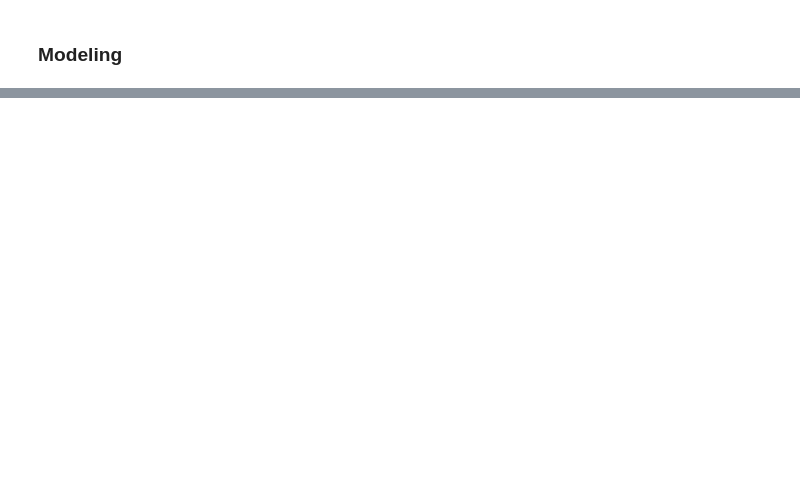
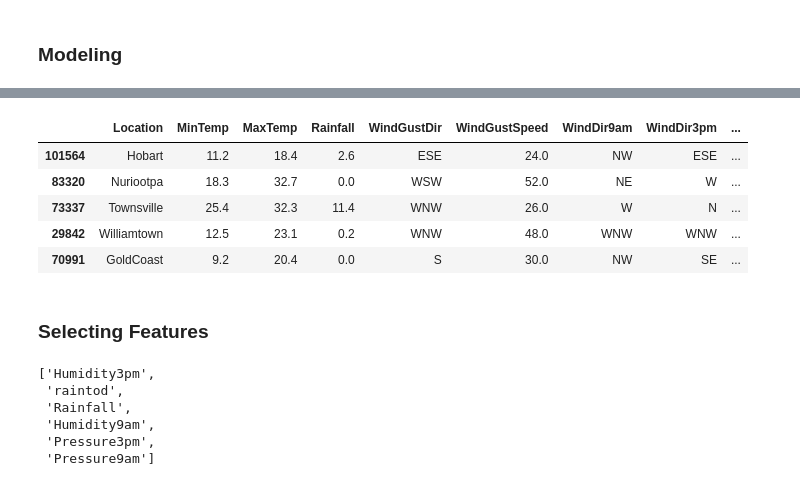
Before and after one commit to ForrestMccrosky/Rainfall_Australia, a Jupyter notebook: Australia_Rain_Rough.ipynb, the cells around one changed output, grey strips where cells are left out. Drawn from its saved outputs; the diff is of its cells as text; code cells hidden in the pictures; blank space fills up the shorter version.

```diff
--- a/Australia_Rain_Rough.ipynb
+++ b/Australia_Rain_Rough.ipynb
@@ -464,8 +446,8 @@ def select_rfe(X, y, k, return_rankings=False, model=LinearRegression()):
 ## also dropping unneccessary columns for predicting target variable
 
 
-X_train, y_train = train.drop(columns = ['raintom','RainToday', 'RainTomorrow']), train.raintom
-X_validate, y_validate = validate.drop(columns = ['raintom','RainToday', 'RainTomorrow']), validate.raintom
-X_test, y_test = test.drop(columns = ['raintom','RainToday', 'RainTomorrow']), test.raintom
+X_train, y_train = train.drop(columns = ['raintom','RainToday', 'RainTomorrow', 'Date']), train.raintom
+X_validate, y_validate = validate.drop(columns = ['raintom','RainToday', 'RainTomorrow', 'Date']), validate.raintom
+X_test, y_test = test.drop(columns = ['raintom','RainToday', 'RainTomorrow', 'Date']), test.raintom
 # %%
 y_train.head()
@@ -484,0 +476,11 @@ features_to_use ## looking at our list of features to use in the model
+# %%
+X_train.head() ## previewing
+# %% [output]
+|  | Location | MinTemp | MaxTemp | Rainfall | WindGustDir | WindGustSpeed | WindDir9am | WindDir3pm | ... |
+| 101564 | Hobart | 11.2 | 18.4 | 2.6 | ESE | 24.0 | NW | ESE | ... |
+| 83320 | Nuriootpa | 18.3 | 32.7 | 0.0 | WSW | 52.0 | NE | W | ... |
+| 73337 | Townsville | 25.4 | 32.3 | 11.4 | WNW | 26.0 | W | N | ... |
+| 29842 | Williamtown | 12.5 | 23.1 | 0.2 | WNW | 48.0 | WNW | WNW | ... |
+| 70991 | GoldCoast | 9.2 | 20.4 | 0.0 | S | 30.0 | NW | SE | ... |
+# %% [markdown]
+### Selecting Features
@@ -484,0 +496,9 @@ features_to_use ## looking at our list of features to use in the model
+# %%
+features
+# %% [output]
+['Humidity3pm',
+ 'raintod',
+ 'Rainfall',
+ 'Humidity9am',
+ 'Pressure3pm',
+ 'Pressure9am']
```
Also changed, not shown: parts of 33 cells of this notebook.
